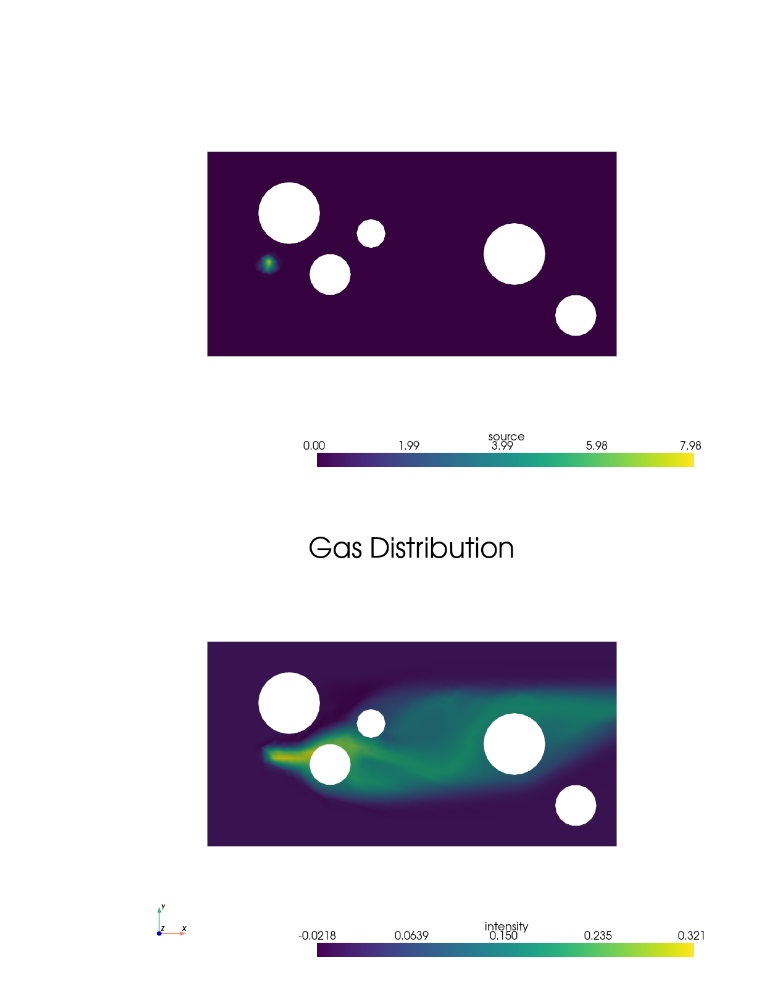
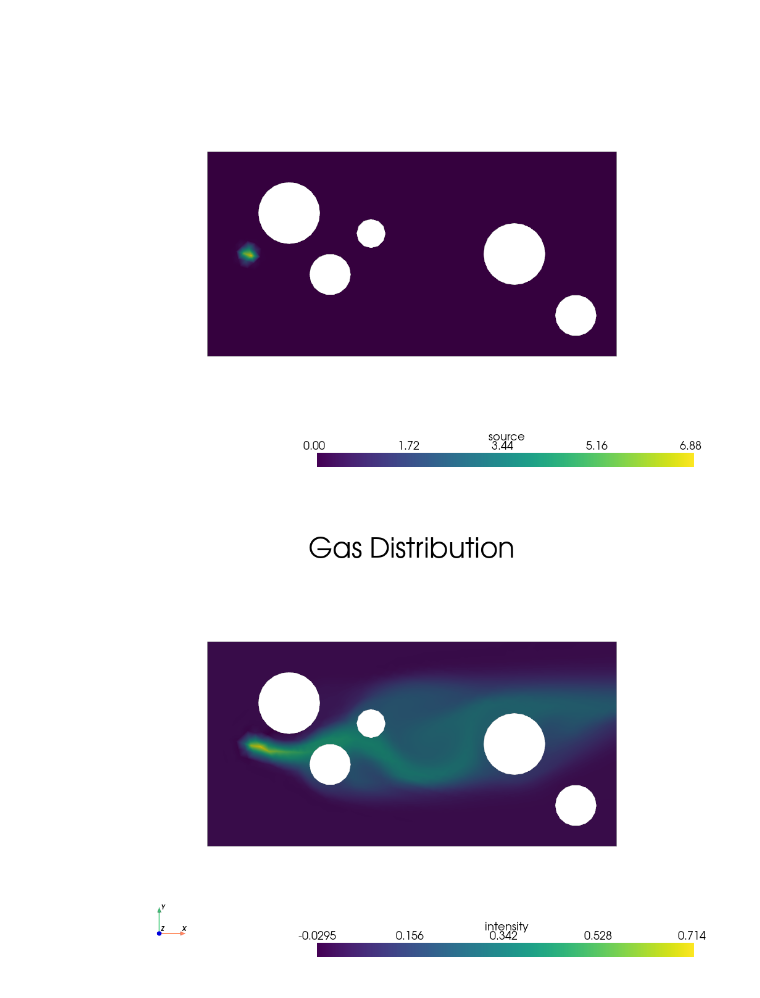
Before and after one commit to domaiii/dispersion_sim, a Jupyter notebook: advection_diffusion/inverse_AD_obstacles.ipynb, the cells around one changed output. Cells and saved outputs as stored; diff of their text form; code cells hidden in the pictures.

```diff
--- a/advection_diffusion/inverse_AD_obstacles.ipynb
+++ b/advection_diffusion/inverse_AD_obstacles.ipynb
@@ -31,7 +31,7 @@ x_max, y_max = np.max(coords[:, 0]), np.max(coords[:, 1])
 x_lim = x_max - x_min
 y_lim = y_max - y_min
 
-x0, y0 = 0.15 * x_lim, 0.45 * y_lim
+x0, y0 = 0.1 * x_lim, 0.5 * y_lim
 sigma_x, sigma_y = 0.01 * x_lim, 0.01 * x_lim
 
 # Source term as 2D-Gauss
@@ -56,7 +56,7 @@ plotter.add_mesh(grid, scalars="source", cmap="viridis", show_edges=False)
 plotter.view_xy()
 plotter.show()
 # %% [output]
-[figure, old version]
+[figure, new version]
 # %%
 # Forward simulation
 D_phys = D_phys = fem.Constant(domain, 0.001)
@@ -66,35 +66,35 @@ h = CellDiameter(domain)
 Pe = U_char * L_char / D_phys
 nb = sqrt(inner(beta, beta))
 
 tau = 0.5 * h * pow(4.0 / (Pe*h) + 2.0 * nb, -1.0)
 
 v = TestFunction(V_scalar)
 u = TrialFunction(V_scalar)
 f = fem.Function(V_scalar)
 
 # For true solution: set f to the value of the true source
 f = f_true
 
 # SUPG version for linear and bilinear form
 a = D_phys * inner(grad(u), grad(v)) * dx + inner(beta, grad(u)) * v * dx + \
          tau * inner(beta, grad(u)) * inner(beta, grad(v)) * dx
 L = f * v * dx + tau * f * inner(beta, grad(v)) * dx
 
 forward_problem = LinearProblem(a, L, [bc_zero])
 
-c = forward_problem.solve()
+c_true = forward_problem.solve()
 
 # Plot
-grid.point_data["intensity"] = c.x.array
+grid.point_data["intensity"] = c_true.x.array
 plotter = pv.Plotter()
 plotter.add_mesh(grid, scalars="intensity", cmap="viridis", show_edges=False)
 plotter.add_title("Gas Distribution")
 plotter.view_xy()
 plotter.show_axes()
 #plotter.show_grid()
 
 plotter.show()
 # %% [output]
-[figure, old version]
+[figure, new version]
 # %%
 # Select values from c in m
```
Also changed, not shown: parts of 4 cells of this notebook, 7 other files.
